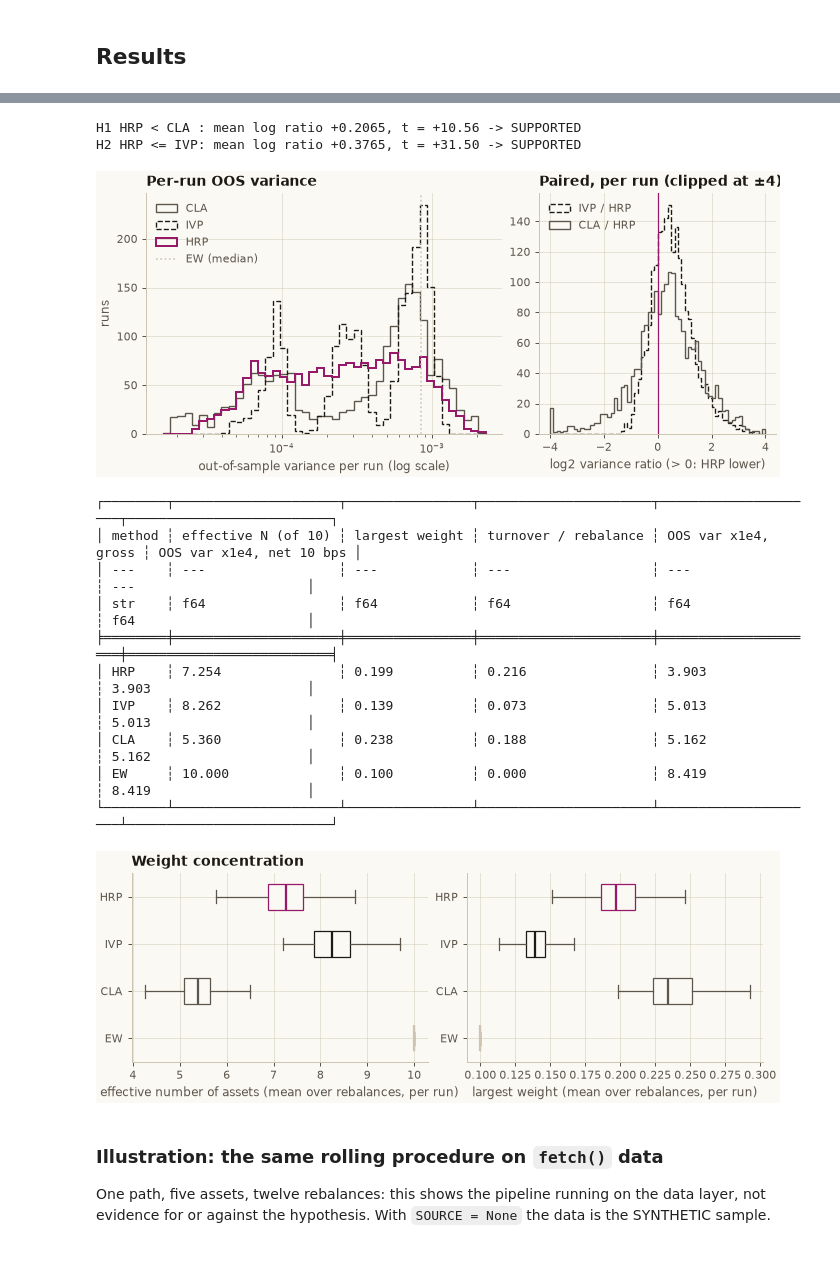
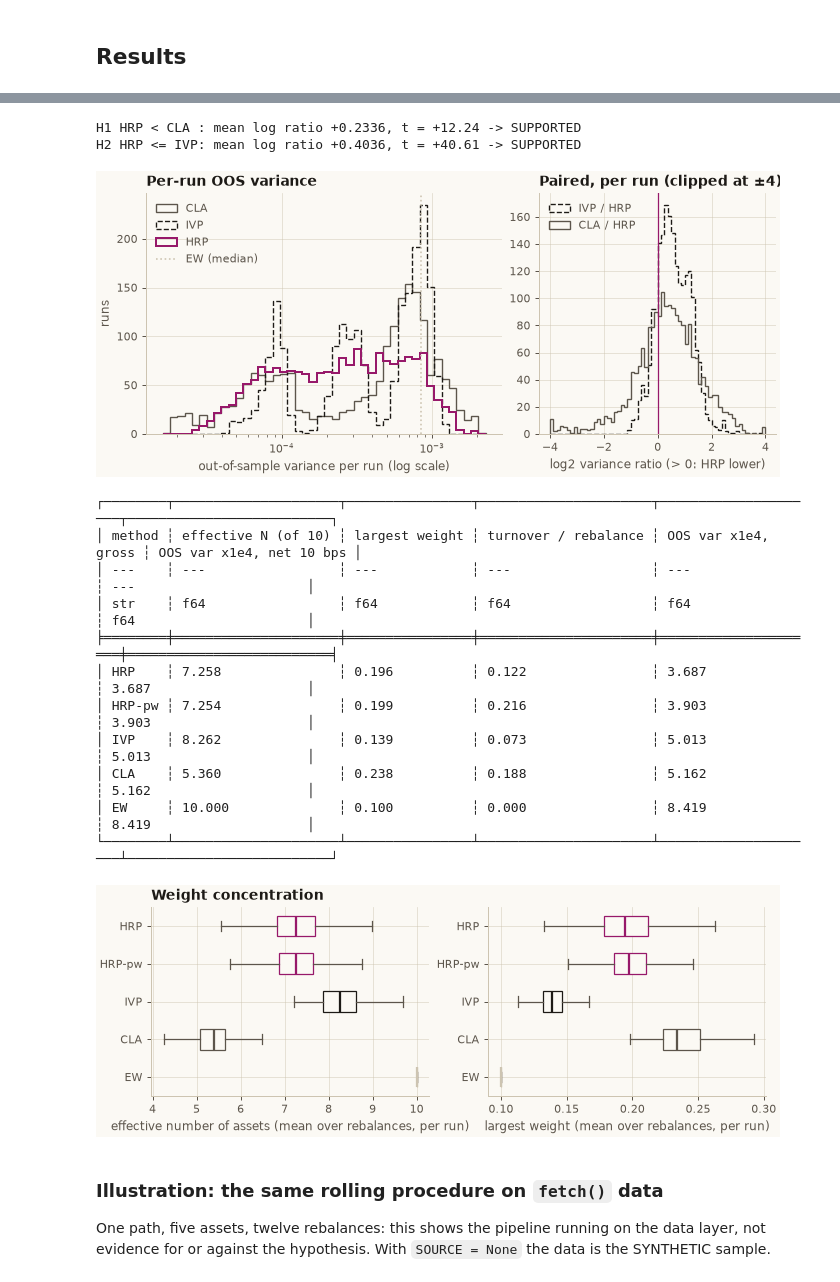
Before and after one commit to Open-Quant/openquant, a Jupyter notebook: notebooks/python/10_hrp_vs_ivp_cla_oos.ipynb, the cells around one changed output, grey strips where cells are left out. Drawn from its saved outputs; the diff is of its cells as text; code cells hidden in the pictures.

```diff
--- a/notebooks/python/10_hrp_vs_ivp_cla_oos.ipynb
+++ b/notebooks/python/10_hrp_vs_ivp_cla_oos.ipynb
@@ -158,6 +160,11 @@ DUMMY_MU = [float(i) for i in range(SIZE0 + SIZE1)]  # Snippet 16.5's placeholde
 
 def w_hrp(cov: np.ndarray) -> np.ndarray:
     return np.asarray(hrp.allocate_hrp(NAMES[: len(cov)], covariance_matrix=cov.tolist())[0])
+
+
+def w_hrp_pw(cov: np.ndarray) -> np.ndarray:
+    out = hrp.allocate_hrp(NAMES[: len(cov)], covariance_matrix=cov.tolist(), distance="correlation")
+    return np.asarray(out[0])
 
 
 def w_cla(cov: np.ndarray) -> np.ndarray:
@@ -178,7 +185,7 @@ def w_ew(cov: np.ndarray) -> np.ndarray:
     return np.full(len(cov), 1.0 / len(cov))
 
 
-METHODS = {"HRP": w_hrp, "CLA": w_cla, "IVP": w_ivp, "EW": w_ew}
+METHODS = {"HRP": w_hrp, "HRP-pw": w_hrp_pw, "CLA": w_cla, "IVP": w_ivp, "EW": w_ew}
 
 
 def rebalance_weights(x: np.ndarray, t: int) -> dict[str, np.ndarray]:
@@ -253,7 +260,7 @@ simulated data hash (values rounded to 1e-10): sha256:4d7244f3bfde30f5e2cf082468
 # %% [markdown]
 ## Results
 # %%
-ORDER = ["HRP", "IVP", "CLA", "EW"]
+ORDER = ["HRP", "HRP-pw", "IVP", "CLA", "EW"]
 wide = runs.pivot(on="method", index="run", values="var").sort("run")
 std_by_run = wide.select([pl.col(m).sqrt() for m in ORDER])
 
@@ -324,8 +331,8 @@ print(
     f"H2 HRP <= IVP: mean log ratio {h2_lr:+.4f}, t = {h2_t:+.2f} -> {'SUPPORTED' if H2 else 'REJECTED'}"
 )
 # %% [output]
-H1 HRP < CLA : mean log ratio +0.2065, t = +10.56 -> SUPPORTED
-H2 HRP <= IVP: mean log ratio +0.3765, t = +31.50 -> SUPPORTED
+H1 HRP < CLA : mean log ratio +0.2336, t = +12.24 -> SUPPORTED
+H2 HRP <= IVP: mean log ratio +0.4036, t = +40.61 -> SUPPORTED
 # %%
 def draw(fig, c):
     left, right = fig.subplots(1, 2, width_ratios=[3, 2])
@@ -393,7 +400,7 @@ nbfigures.figure(
     alt="Left: distributions of per-run out-of-sample variance for HRP, IVP, CLA and equal weight in the synthetic Monte Carlo. Right: per-run log2 ratios of IVP and CLA variance to HRP variance.",
 )
 # %% [output]
-[figure, old version]
+[figure, new version]
 # %%
 summary = (
     runs.group_by("method")
@@ -420,7 +427,8 @@ with pl.Config(tbl_cols=-1, tbl_width_chars=200, float_precision=3, tbl_hide_dat
 │ ---    ┆ ---                 ┆ ---            ┆ ---                  ┆ ---                 ┆ ---                      │
 │ str    ┆ f64                 ┆ f64            ┆ f64                  ┆ f64                 ┆ f64                      │
 ╞════════╪═════════════════════╪════════════════╪══════════════════════╪═════════════════════╪══════════════════════════╡
-│ HRP    ┆ 7.254               ┆ 0.199          ┆ 0.216                ┆ 3.903               ┆ 3.903                    │
+│ HRP    ┆ 7.258               ┆ 0.196          ┆ 0.122                ┆ 3.687               ┆ 3.687                    │
+│ HRP-pw ┆ 7.254               ┆ 0.199          ┆ 0.216                ┆ 3.903               ┆ 3.903                    │
 │ IVP    ┆ 8.262               ┆ 0.139          ┆ 0.073                ┆ 5.013               ┆ 5.013                    │
 │ CLA    ┆ 5.360               ┆ 0.238          ┆ 0.188                ┆ 5.162               ┆ 5.162                    │
 │ EW     ┆ 10.000              ┆ 0.100          ┆ 0.000                ┆ 8.419               ┆ 8.419                    │
@@ -428,42 +436,48 @@ with pl.Config(tbl_cols=-1, tbl_width_chars=200, float_precision=3, tbl_hide_dat
 # %%
 def draw(fig, c):
     left, right = fig.subplots(1, 2)
-    colors = {"HRP": c["accent"], "IVP": c["text"], "CLA": c["muted"], "EW": c["rule"]}
+    colors = {
+        "HRP": c["accent"],
+        "HRP-pw": c["accent"],
+        "IVP": c["text"],
+        "CLA": c["muted"],
+        "EW": c["rule"],
+    }
     for ax, col, label in (
         (left, "eff_n", "effective number of assets"),
         (right, "max_w", "largest weight"),
     ):
         data = [runs.filter(pl.col("method") == m)[col].to_numpy() for m in ORDER]
         parts = ax.boxplot(
             data,
             orientation="horizontal",
             tick_labels=ORDER,
             showfliers=False,
             widths=0.55,
             patch_artist=True,
         )
         for patch, m in zip(parts["boxes"], ORDER):
             patch.set_facecolor(c["ground"])
             patch.set_edgecolor(colors[m])
         for key in ("whiskers", "caps"):
             for line in parts[key]:
                 line.set_color(c["muted"])
         for line, m in zip(parts["medians"], ORDER):
             line.set_color(colors[m])
             line.set_linewidth(1.8)
         ax.invert_yaxis()
         ax.set_xlabel(label + " (mean over rebalances, per run)")
     left.set_title("Weight concentration")
 
 
 nbfigures.figure(
     "nb10-weight-concentration",
     draw,
     size=(7.6, 2.8),
-    alt="Box plots across Monte Carlo runs of the effective number of assets and the largest weight for HRP, IVP, CLA and equal weight.",
+    alt="Box plots across Monte Carlo runs of the effective number of assets and the largest weight for HRP, HRP on the pairwise tree, IVP, CLA and equal weight.",
 )
 # %% [output]
-[figure, old version]
+[figure, new version]
 # %% [markdown]
 ### Illustration: the same rolling procedure on `fetch()` data
 
```
Also changed, not shown: parts of 9 cells of this notebook, 18 other files.
